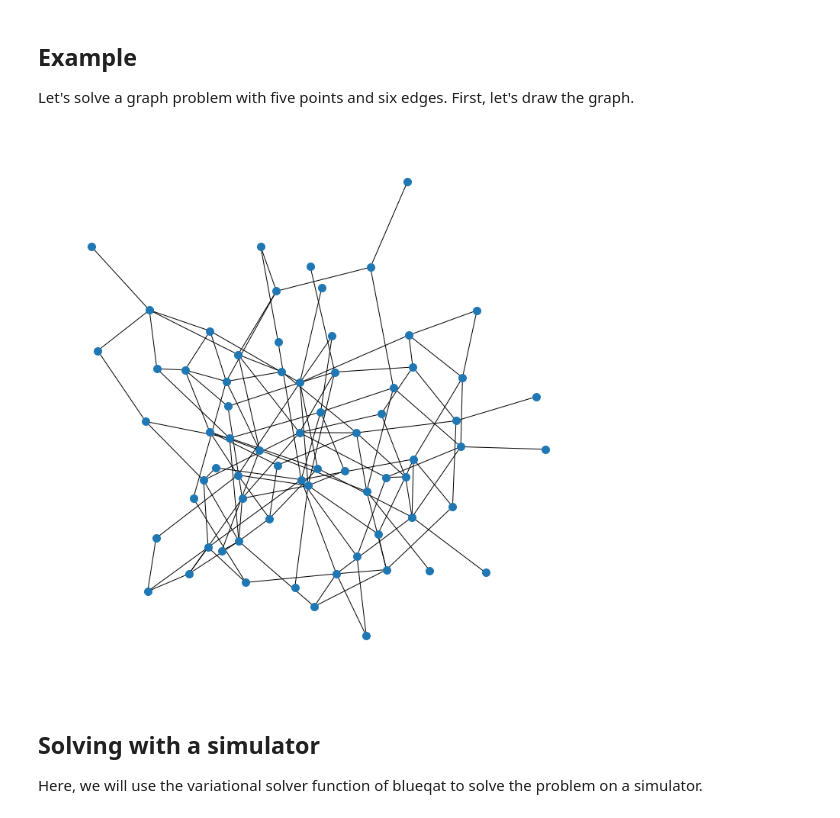
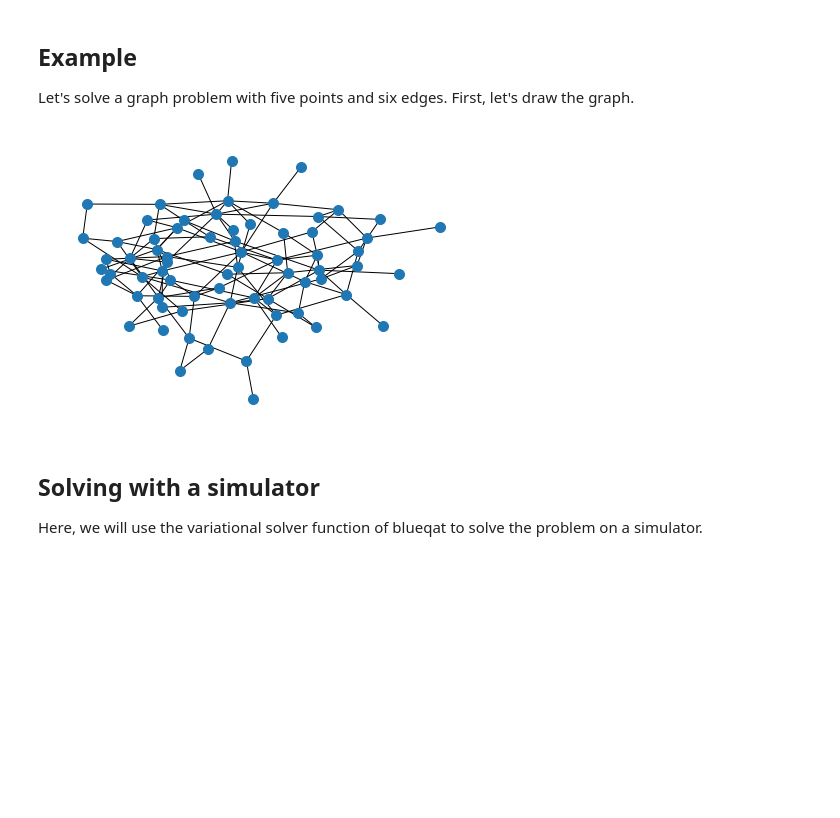
Before and after one commit to Qaqarot/qaqarot-tutorials, a Jupyter notebook: tutorial/301_maxcut.ipynb, the cells around one changed output. Cells and saved outputs as stored; diff of their text form; code cells hidden in the pictures; blank space fills up the shorter version.

```diff
--- a/tutorial/301_maxcut.ipynb
+++ b/tutorial/301_maxcut.ipynb
@@ -19,18 +19,17 @@ Let's solve a graph problem with five points and six edges. First, let's draw th
 # %%
 import networkx as nx
 import matplotlib.pyplot as plt
 
 n = 70
 m = 130
 seed = 14
 
-plt.figure(figsize=(10,10))
 options = {'node_size': 100}
 
 G = nx.gnm_random_graph(n, m, seed = seed)
 nx.draw(G, **options)
 # %% [output]
-[figure, old version]
+[figure, new version]
 # %% [markdown]
 ## Solving with a simulator
 Here, we will use the variational solver function of blueqat to solve the problem on a simulator.
```
